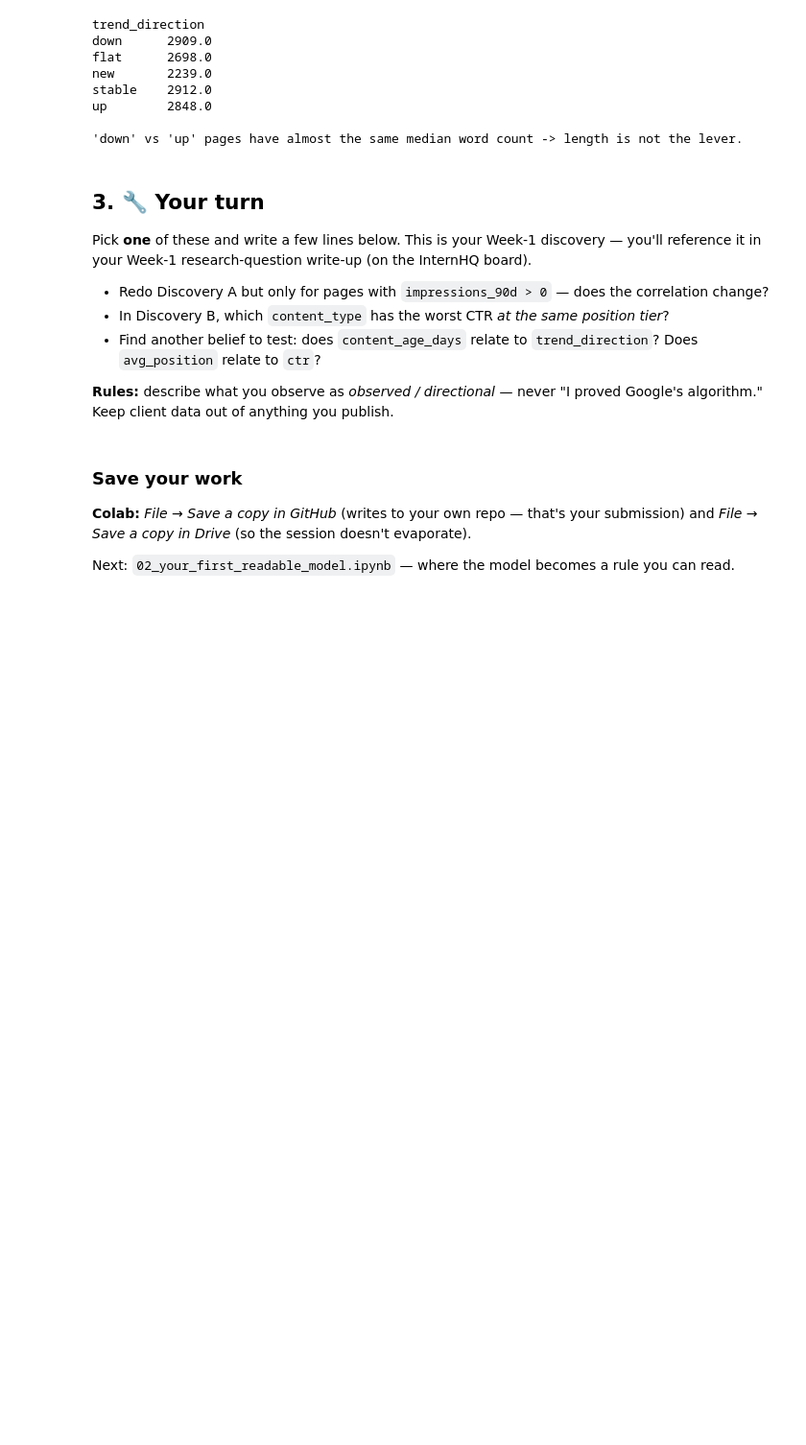
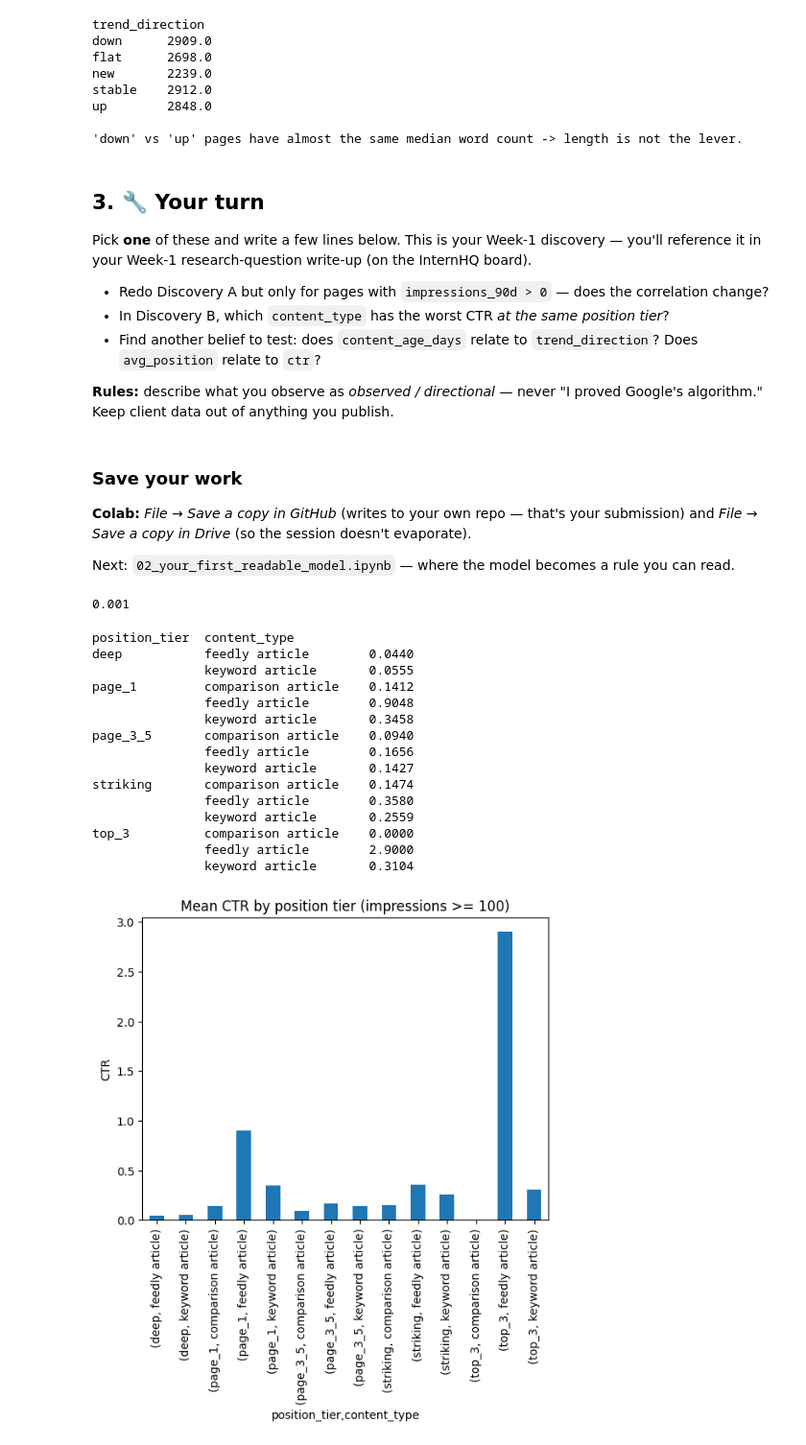
Before and after one commit to Imhs14/flyrank-ml-internship-starter-main, a Jupyter notebook: notebooks/01_first_look_and_discovery.ipynb, the cells around one changed output. Shown at 96% size. Cells and saved outputs as stored; diff of their text form; code cells hidden in the pictures; blank space fills up the shorter version.

```diff
--- a/notebooks/01_first_look_and_discovery.ipynb
+++ b/notebooks/01_first_look_and_discovery.ipynb
@@ -158,3 +156,32 @@ Pick **one** of these and write a few lines below. This is your Week-1 discovery
 **Colab:** *File → Save a copy in GitHub* (writes to your own repo — that's your submission) and *File → Save a copy in Drive* (so the session doesn't evaporate).
 
 Next: `02_your_first_readable_model.ipynb` — where the model becomes a rule you can read.
+# %%
+# worked with Discory A with impresssions_90d > 0
+active_pages = df[df["impressions_90d"] > 0]
+corr1 = active_pages["impressions_90d"].corr(active_pages["search_volume"])
+print(f"{corr1:.3f}")
+# %% [output]
+0.001
+# %%
+visible1 = df[df["impressions_90d"] >= 100]
+ctr_by_pos1 = visible1.groupby(["position_tier", "content_type"])["ctr"].mean()
+print(ctr_by_pos1.round(4).to_string())
+ctr_by_pos1.plot(kind="bar", title="Mean CTR by position tier (impressions >= 100)", ylabel="CTR");
+# %% [output]
+position_tier  content_type
+deep           feedly article        0.0440
+               keyword article       0.0555
+page_1         comparison article    0.1412
+               feedly article        0.9048
+               keyword article       0.3458
+page_3_5       comparison article    0.0940
+               feedly article        0.1656
+               keyword article       0.1427
+striking       comparison article    0.1474
+               feedly article        0.3580
+               keyword article       0.2559
+top_3          comparison article    0.0000
+               feedly article        2.9000
+               keyword article       0.3104
+[figure, added]
```
Also changed, not shown: parts of 1 cell of this notebook.
